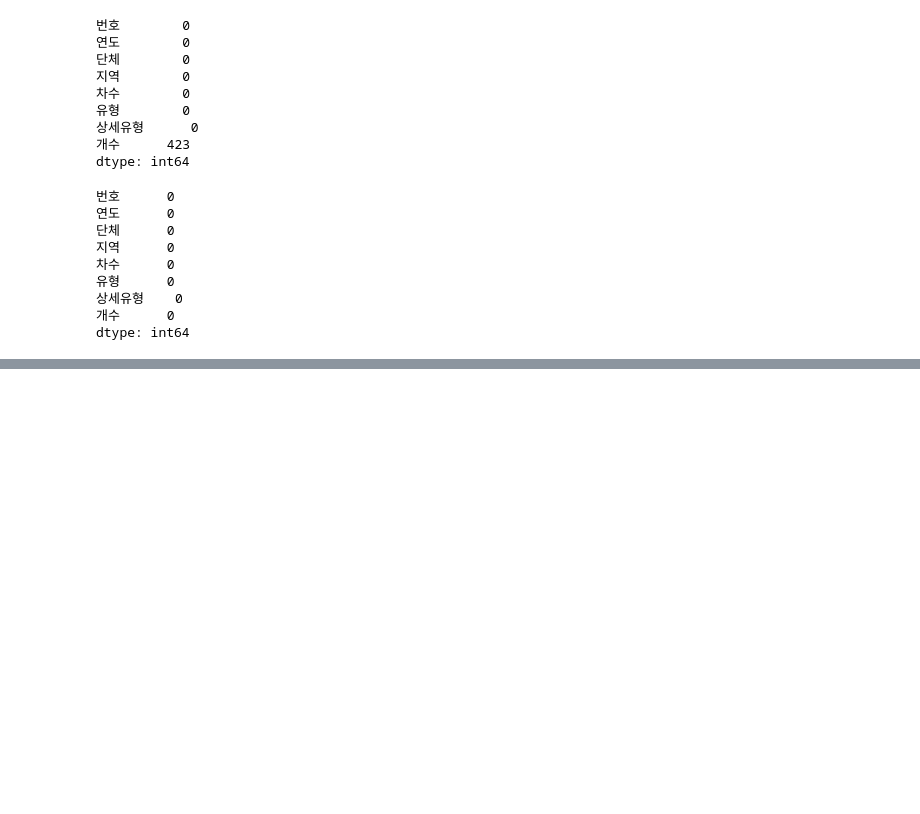
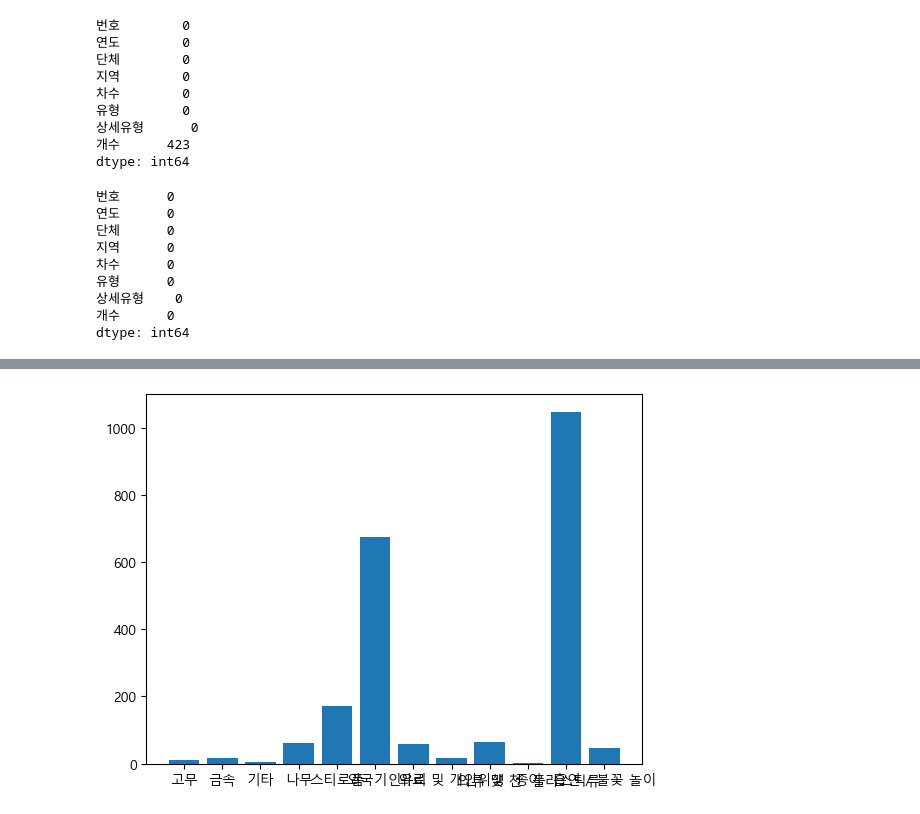
Before and after one commit to TA-PP/SKT-FLY-AI, a Jupyter notebook: 1st_week_project.ipynb, the cells around one changed output, grey strips where cells are left out. Saved outputs shown, nothing was run; the diff lists cells and outputs as text; code cells hidden in the pictures; blank space fills up the shorter version.

```diff
--- a/1st_week_project.ipynb
+++ b/1st_week_project.ipynb
@@ -75,0 +75,4 @@ dtype: int64
+# %%
+jeju2015 = jeju[jeju['연도'] == 2015]
+jeju2016 = jeju[jeju['연도'] == 2016]
+jeju2017 = jeju[jeju['연도'] == 2017]
@@ -75,0 +95,10 @@ dtype: int64
+# %%
+jeju2015 = jeju2015.groupby('유형').sum()
+jeju2015.loc[:, ['개수']]
+
+plt.rc('font', family='Malgun Gothic')
+
+plt.bar(jeju2015.index, jeju2015['개수'])
+plt.show()
+# %% [output]
+[figure, added]
```
Also changed, not shown: parts of 6 cells of this notebook.
